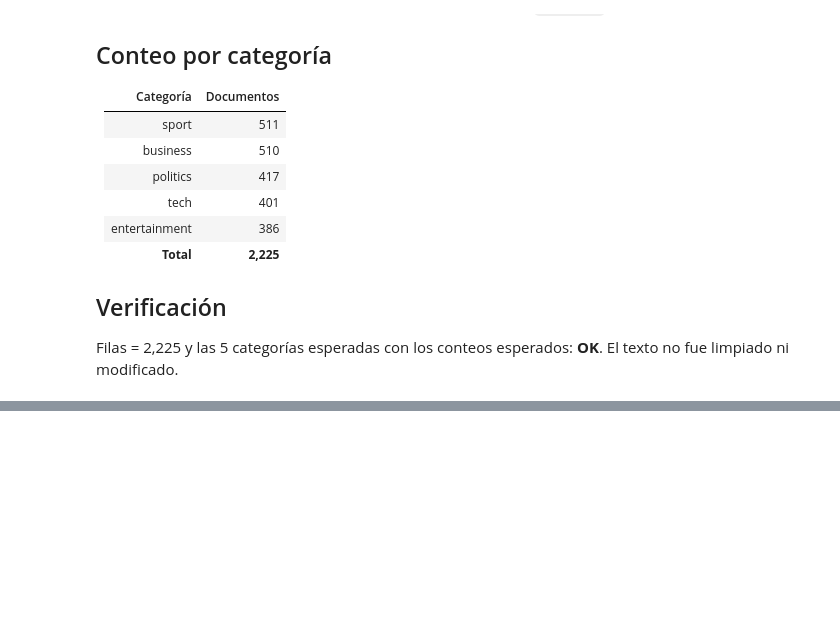
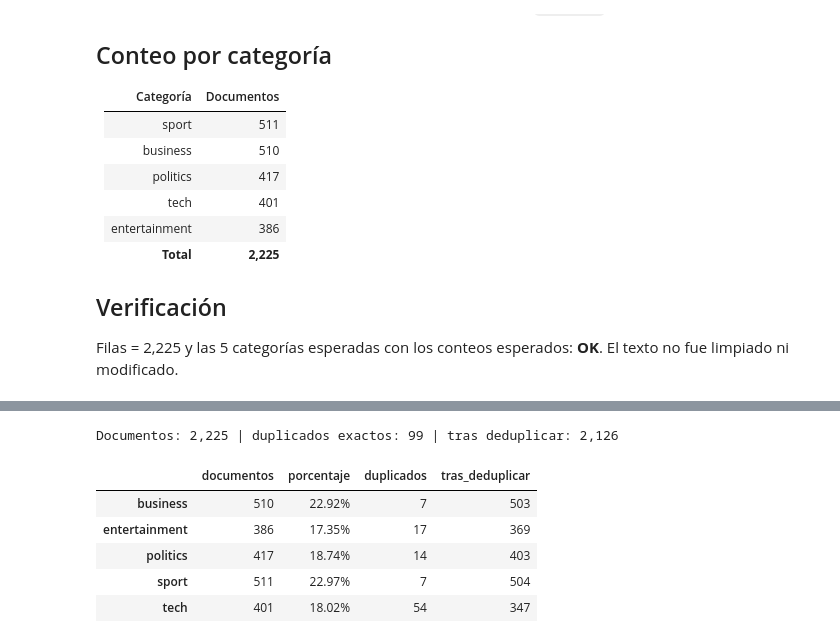
Before and after one commit to DiegoMoctezuma/Recuperaci-nInformaci-n, a Jupyter notebook: práctica.ipynb, the cells around one changed output, grey strips where cells are left out. Cells and saved outputs as stored; diff of their text form; code cells hidden in the pictures; blank space fills up the shorter version.

```diff
--- a/práctica.ipynb
+++ b/práctica.ipynb
@@ -129,0 +140,18 @@ Filas = 2,225 y las 5 categorías esperadas con los conteos esperados: **OK**. E
+# %%
+cats = pd.DataFrame({
+    'documentos': m_raw['conteo_categorias'],
+    'porcentaje': m_raw['porcentaje_categorias'],
+    'duplicados': m_raw['duplicados_por_categoria'],
+    'tras_deduplicar': m_raw['conteo_categorias_tras_deduplicar'],
+})
+cats['porcentaje'] = cats['porcentaje'].map('{:.2f}%'.format)
+print(f"Documentos: {m_raw['n_docs']:,} | duplicados exactos: {m_raw['n_duplicados']:,} | tras deduplicar: {m_raw['n_docs_tras_deduplicar']:,}")
+cats
+# %% [output]
+Documentos: 2,225 | duplicados exactos: 99 | tras deduplicar: 2,126
+|  | documentos | porcentaje | duplicados | tras_deduplicar |
+| business | 510 | 22.92% | 7 | 503 |
+| entertainment | 386 | 17.35% | 17 | 369 |
+| politics | 417 | 18.74% | 14 | 403 |
+| sport | 511 | 22.97% | 7 | 504 |
+| tech | 401 | 18.02% | 54 | 347 |
```
Also changed, not shown: parts of 8 cells of this notebook, 9 other files.
